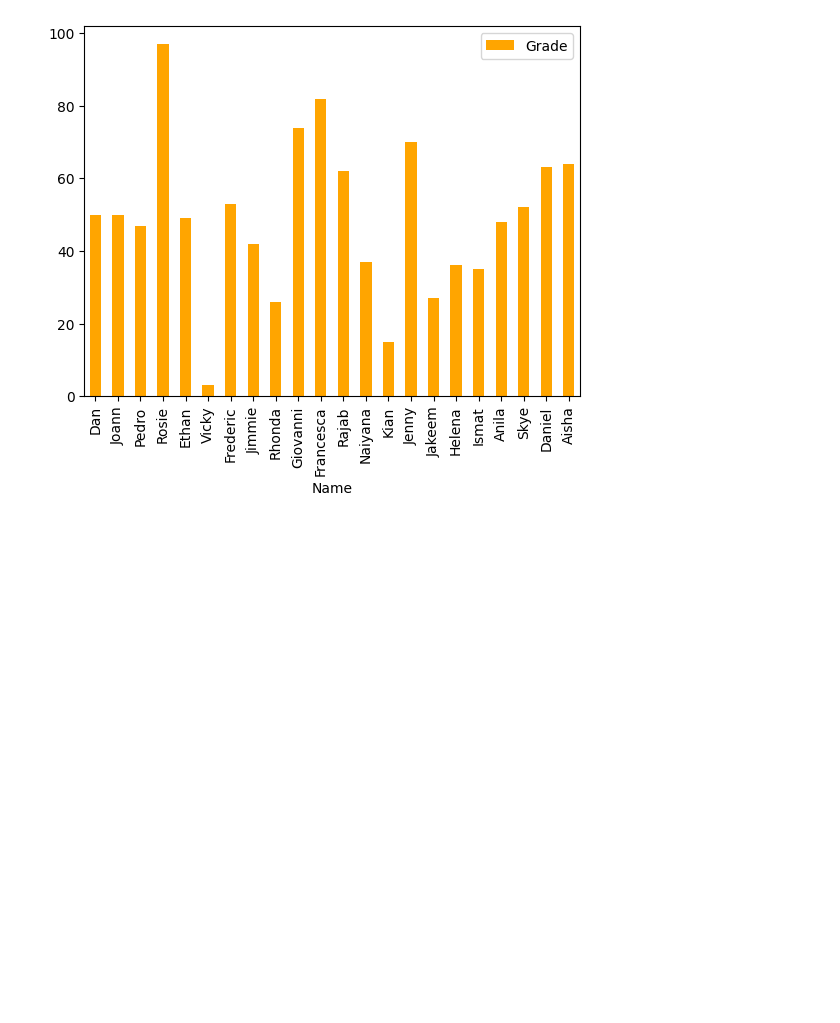
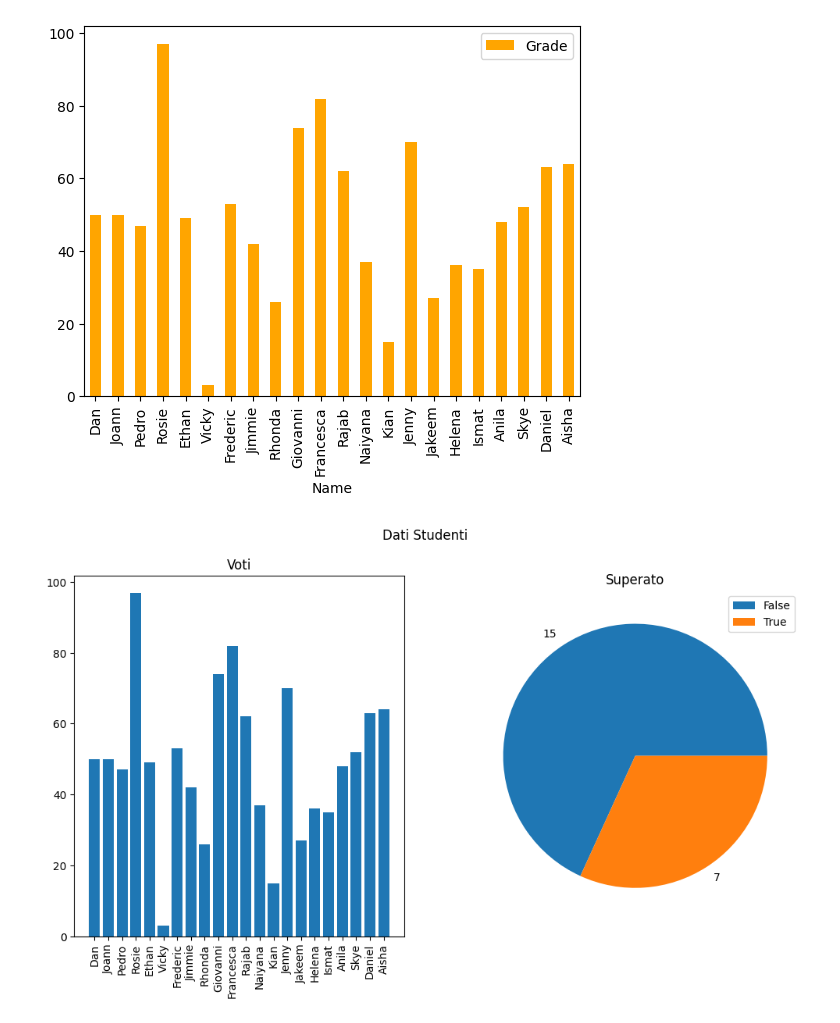
Before and after one commit to Porini-Education/Course_ITS-BigData-1Anno_2023, a Jupyter notebook: Python/Lez_20231213.ipynb, the cells around one changed output. Drawn from its saved outputs; the diff is of its cells as text; code cells hidden in the pictures; blank space fills up the shorter version.

```diff
--- a/Python/Lez_20231213.ipynb
+++ b/Python/Lez_20231213.ipynb
@@ -476,6 +476,21 @@ df_studenti.plot.bar(x='Name', y='Grade', color='orange')
 [figure]
 # %%
 #creiamo un grafico con 2 subplots (1 riga, 2 colonne)
+fig, ax = plt.subplots(1, 2, figsize=(12,6))
 
 #grafico1: voto per ogni studente
+ax[0].bar(x=df_studenti.Name, height=df_studenti.Grade)
+ax[0].set_title('Voti')
+ax[0].set_xticklabels(df_studenti.Name, rotation=90)
+
 #grafico2: pie chart del numero di studenti che ha superato l'esame o meno
+pass_counts = df_studenti['Pass'].value_counts()
+ax[1].pie(pass_counts, labels=pass_counts)
+ax[1].set_title('Superato')
+ax[1].legend(pass_counts.keys())
+
+fig.suptitle('Dati Studenti')
+
+fig.show()
+# %% [output]
+[figure, added]
```
Also changed, not shown: parts of 6 cells of this notebook.
